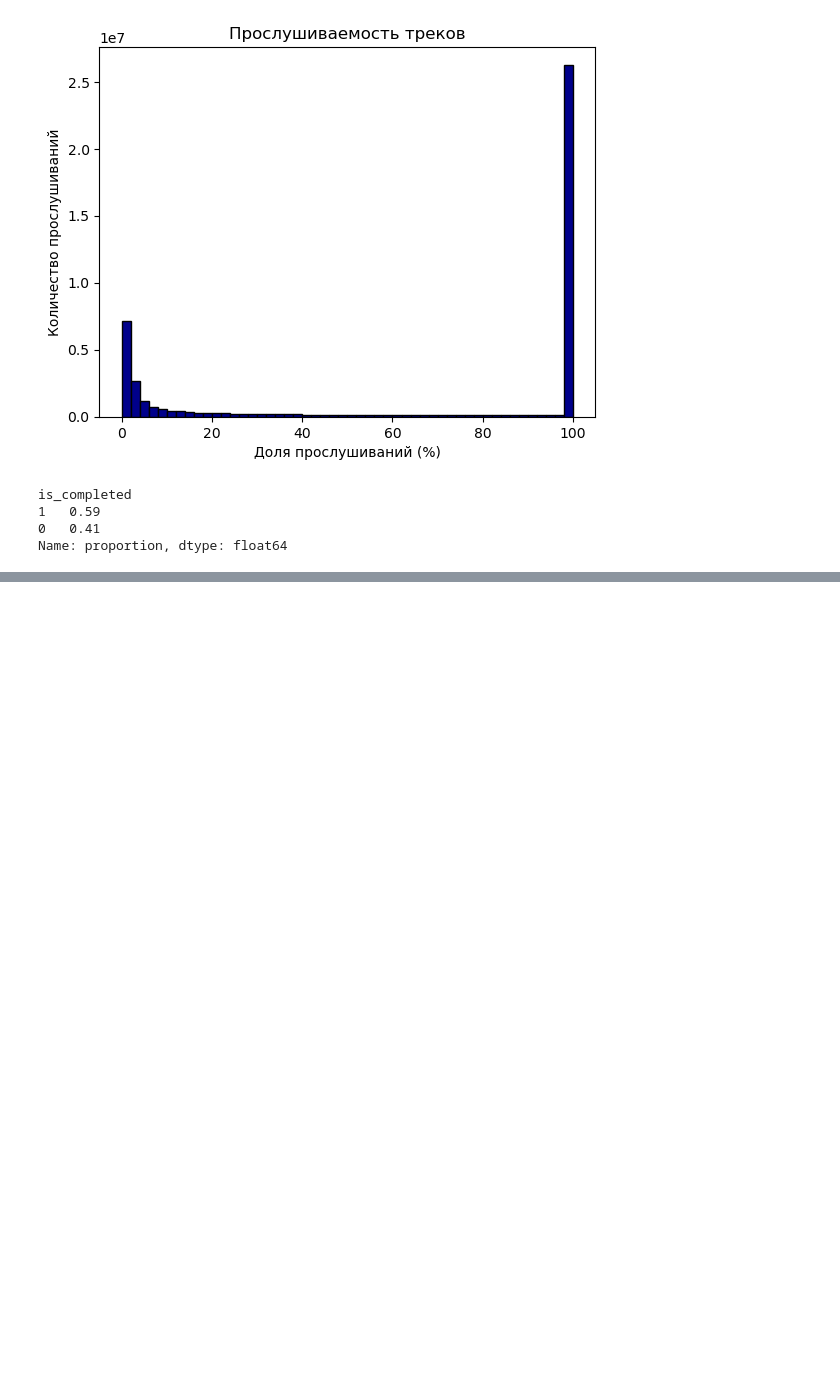
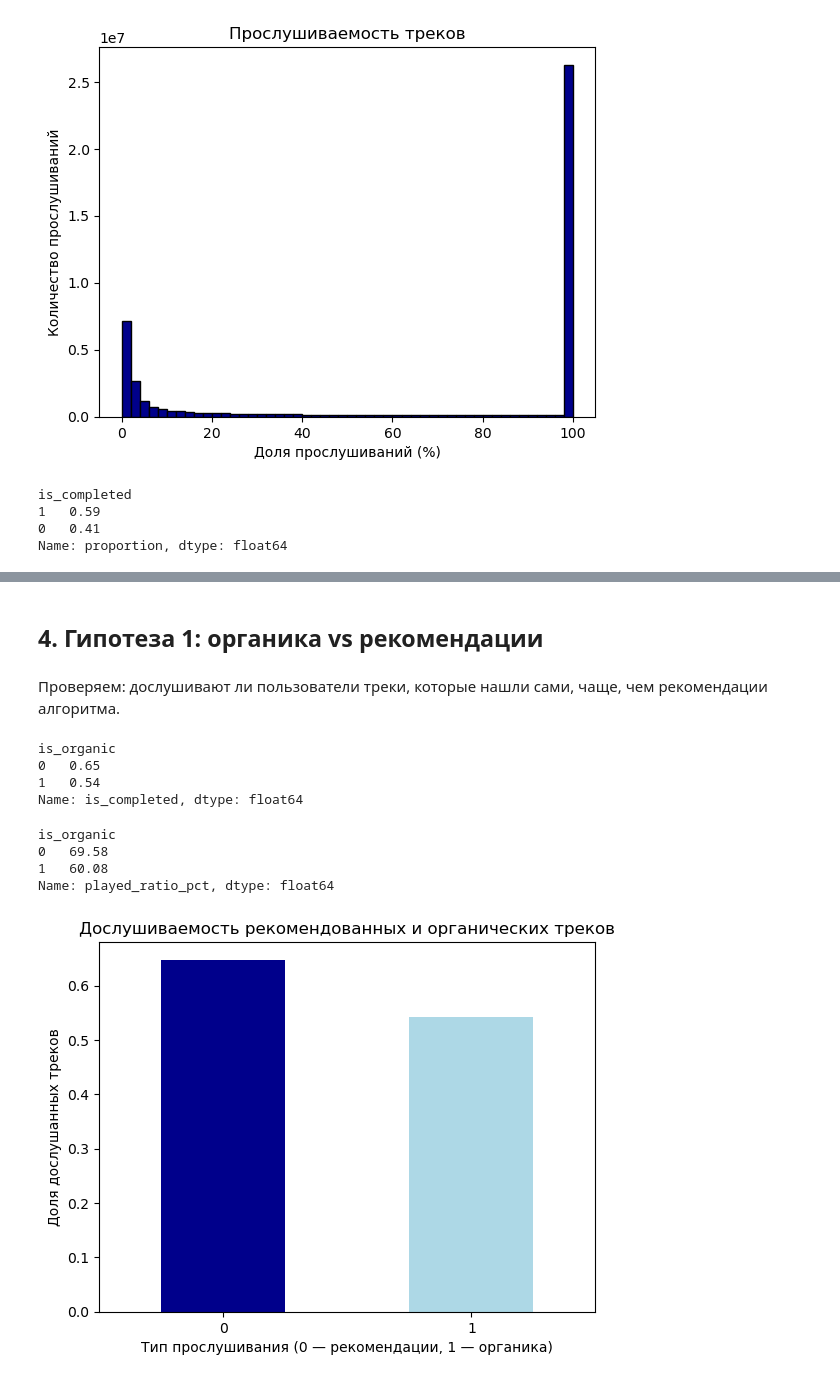
Before and after one commit to klarness/yandex-music-eda, a Jupyter notebook: src/yandex-music-eda.ipynb, the cells around one changed output, grey strips where cells are left out. Cells and saved outputs as stored; diff of their text form; code cells hidden in the pictures; blank space fills up the shorter version.

```diff
--- a/src/yandex-music-eda.ipynb
+++ b/src/yandex-music-eda.ipynb
@@ -213,0 +297,29 @@ Name: proportion, dtype: float64
+# %% [markdown]
+## 4. Гипотеза 1: органика vs рекомендации
+# %% [markdown]
+Проверяем: дослушивают ли пользователи треки, которые нашли сами, чаще, чем рекомендации алгоритма.
+# %%
+df.groupby('is_organic')['is_completed'].mean()
+# %% [output]
+is_organic
+0   0.65
+1   0.54
+Name: is_completed, dtype: float64
+# %%
+print(df.groupby('is_organic')['played_ratio_pct'].mean())
+# %% [output]
+is_organic
+0   69.58
+1   60.08
+Name: played_ratio_pct, dtype: float64
+# %%
+competition = df.groupby('is_organic')['is_completed'].mean()
+competition.plot(kind='bar', color=['darkblue', 'lightblue'])
+
+plt.title('Дослушиваемость рекомендованных и органических треков')
+plt.xlabel('Тип прослушивания (0 — рекомендации, 1 — органика)')
+plt.ylabel('Доля дослушанных треков')
+plt.xticks(rotation=0)
+plt.show()
+# %% [output]
+[figure, added]
```
Also changed, not shown: parts of 27 cells of this notebook.
